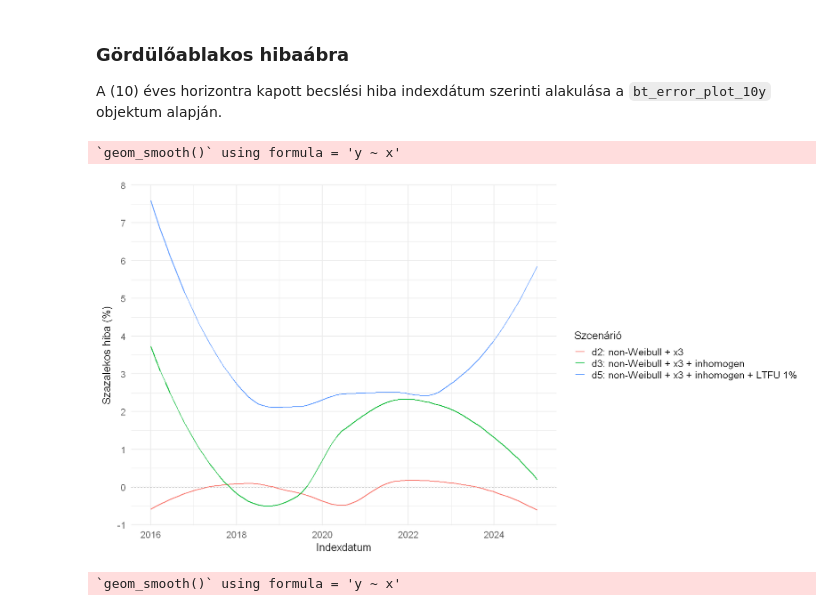
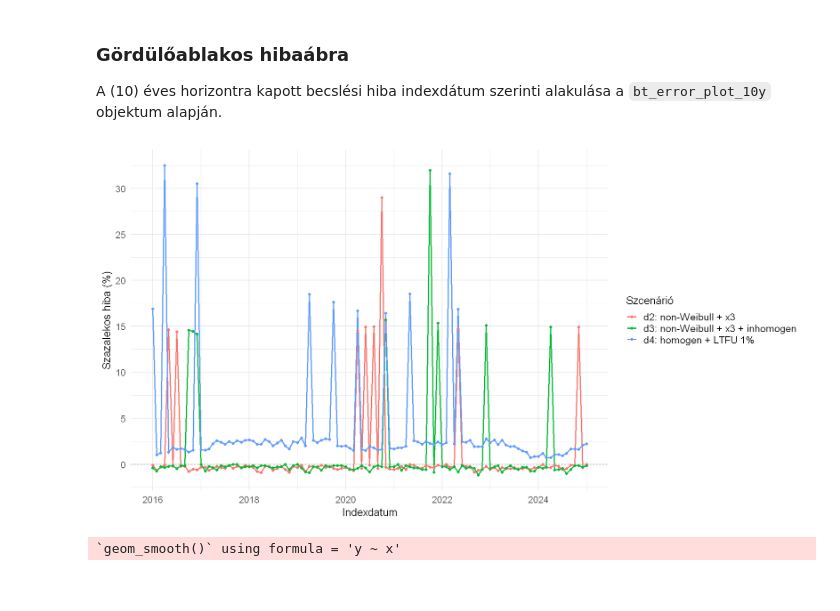
Before and after one commit to lrado1/rprev-ext, a Jupyter notebook: notebooks/performance-evaluation.ipynb, the cells around one changed output. Cells and saved outputs as stored; diff of their text form; code cells hidden in the pictures.

```diff
--- a/notebooks/performance-evaluation.ipynb
+++ b/notebooks/performance-evaluation.ipynb
@@ -202,7 +202,9 @@ params <- list(
   beta_a_x1 = c(2.2, 2.6),
   beta_b_x1 = c(6.5, 8.4),
   x2_range = c(18, 95),
-  x3_mu = c(-0.2, 0.5, 0.03),
+  # x3_mu = c(-0.2, 0.5, 0.03),
+  x3_mu = c(-0.2, 0.5, 0.03, 0.5),
+  p_hidden = 0.3,
   x3_sd = 1.2,
 
   # Túlélési modell paraméterei
@@ -239,7 +241,7 @@ scenario_overrides <- list(
     gg_lam = 750
   ),
   d3 = list(
-    inc_g = -0.01
+    inc_g = -0.03
   ),
   d4 = list(
     p_ltfu = 0.01
@@ -251,7 +253,7 @@ scenario_overrides <- list(
     p_ltfu = 0.10
   ),
   d5 = list(
-    inc_g = -0.01,
+    inc_g = -0.03,
     p_ltfu = 0.01
   )
 
@@ -1817,38 +1815,37 @@ plot_bt_error_curve <- function(bt_error_paths, N_boot_value, horizon_years_valu
     p <- p + ggplot2::geom_line(linewidth = 0.9) + ggplot2::geom_point(size = 1.6)
   }
   if (plot_mode %in% c("loess", "both")) {
     p <- p + ggplot2::geom_smooth(se = FALSE, method = "loess", linewidth = 0.6, linetype = "solid")
   }
   p
 }
 
 # Parameterek: abrazolasi mod es a megjelenitendo scenariok kivalasztasa
-plot_mode <- "loess"  # "raw", "both", "loess"
+plot_mode <- "raw"  # "raw", "both", "loess"
 datasets_to_plot <- c(
   # "d1: idealis",
   "d2: non-Weibull + x3",
   "d3: non-Weibull + x3 + inhomogen",
-  "d4: homogen + LTFU 1%",
+  "d4: homogen + LTFU 1%"
   # "d4: homogen + LTFU 5%",
   # "d4: homogen + LTFU 10%",
-  "d5: non-Weibull + x3 + inhomogen + LTFU 1%"
+  # "d5: non-Weibull + x3 + inhomogen + LTFU 1%"
 )
 
 # Futtatas: a kivalasztott triplethez tartozo hibagorbe eloallitasa
 p <- plot_bt_error_curve(
   bt_error_paths = bt_error_paths,
   N_boot_value = param_triplets[[2]]$N_boot,
   horizon_years_value = param_triplets[[2]]$horizon_years,
   observed_years_value = param_triplets[[2]]$observed_years,
   datasets_to_plot = datasets_to_plot,
   plot_mode = plot_mode
 )
 
 # Megjelenites: az elkeszult abra kirajzolasa
 p
 # %% [output]
-`geom_smooth()` using formula = 'y ~ x'
-[figure, old version]
+[figure, new version]
 # %%
 # Parameterek: abrazolasi mod es a megjelenitendo scenariok kivalasztasa
 plot_mode <- "loess"  # "raw", "both", "loess"
```
Also changed, not shown: parts of 16 cells of this notebook, 1 other file.
